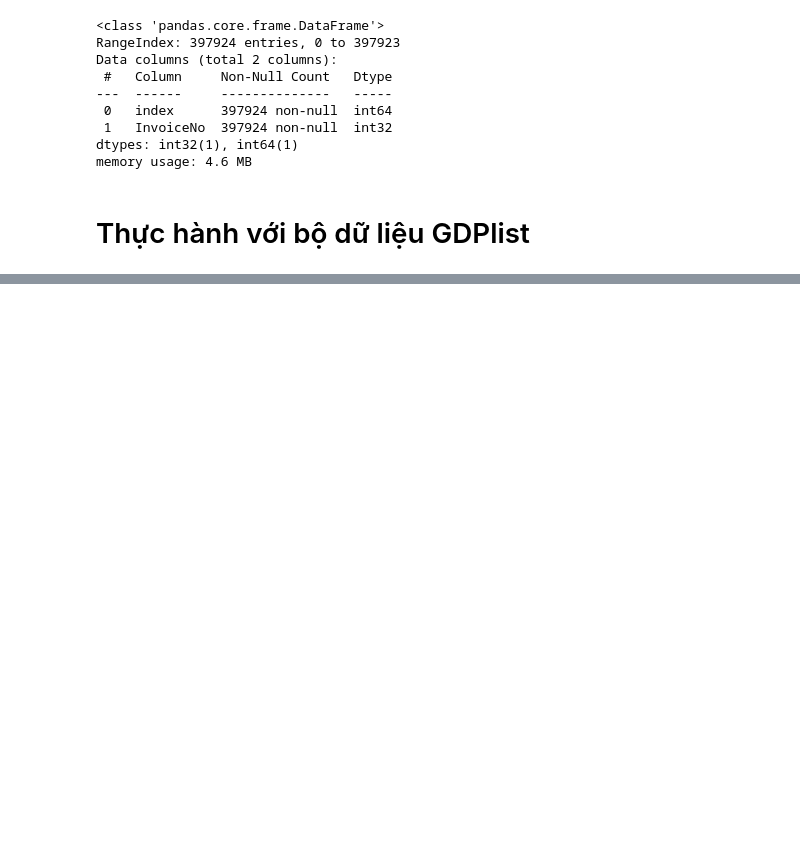
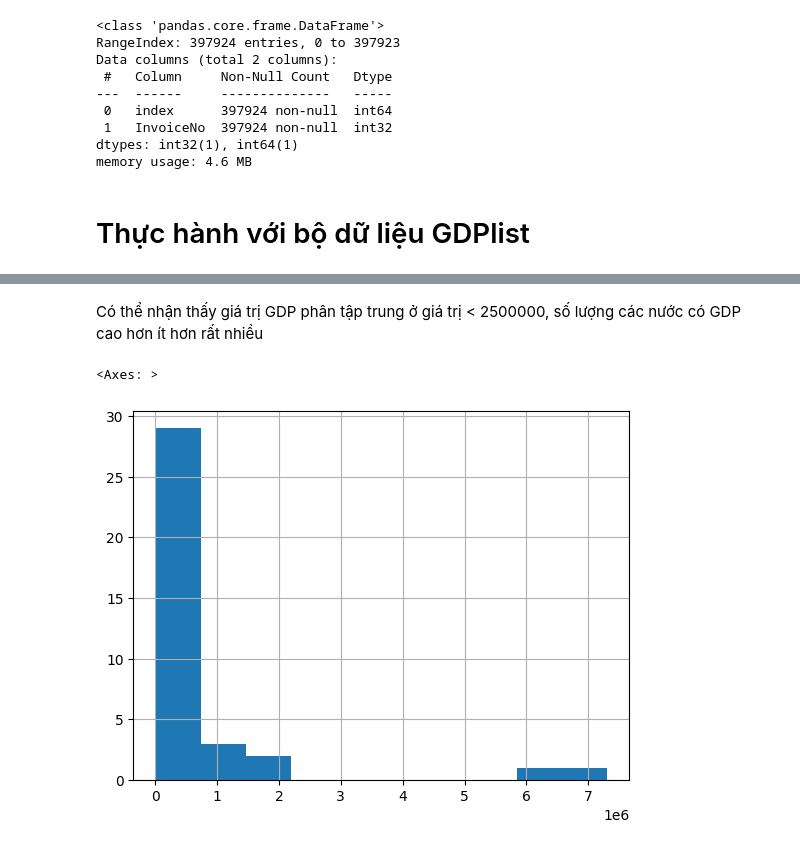
Before and after one commit to ntnqu/DAP2311R1, a Jupyter notebook: Buổi 17 - 26122023/day17_live_viz.ipynb, the cells around one changed output, grey strips where cells are left out. Saved outputs shown, nothing was run; the diff lists cells and outputs as text; code cells hidden in the pictures; blank space fills up the shorter version.

```diff
--- a/Buổi 17 - 26122023/day17_live_viz.ipynb
+++ b/Buổi 17 - 26122023/day17_live_viz.ipynb
@@ -234,4 +322,10 @@ df["GDP (millions of US$)"].hist()
+# %% [markdown]
+Có thể nhận thấy giá trị GDP phân tập trung ở giá trị < 2500000, số lượng các nước có GDP cao hơn ít hơn rất nhiều
 # %%
 # Vẽ biểu đồ xem phân bổ GDP ở châu á
-df1 = df[df['Continent'] == 'Asia']
-df1["GDP (millions of US$)"].hist()
+
+df_11 = df_1[df_1['Continent'] == 'Asia']
+df_11["GDP (millions of US$)"].hist()
+# %% [output]
+<Axes: >
+[figure, added]
```
Also changed, not shown: parts of 15 cells of this notebook, 1 other file.
